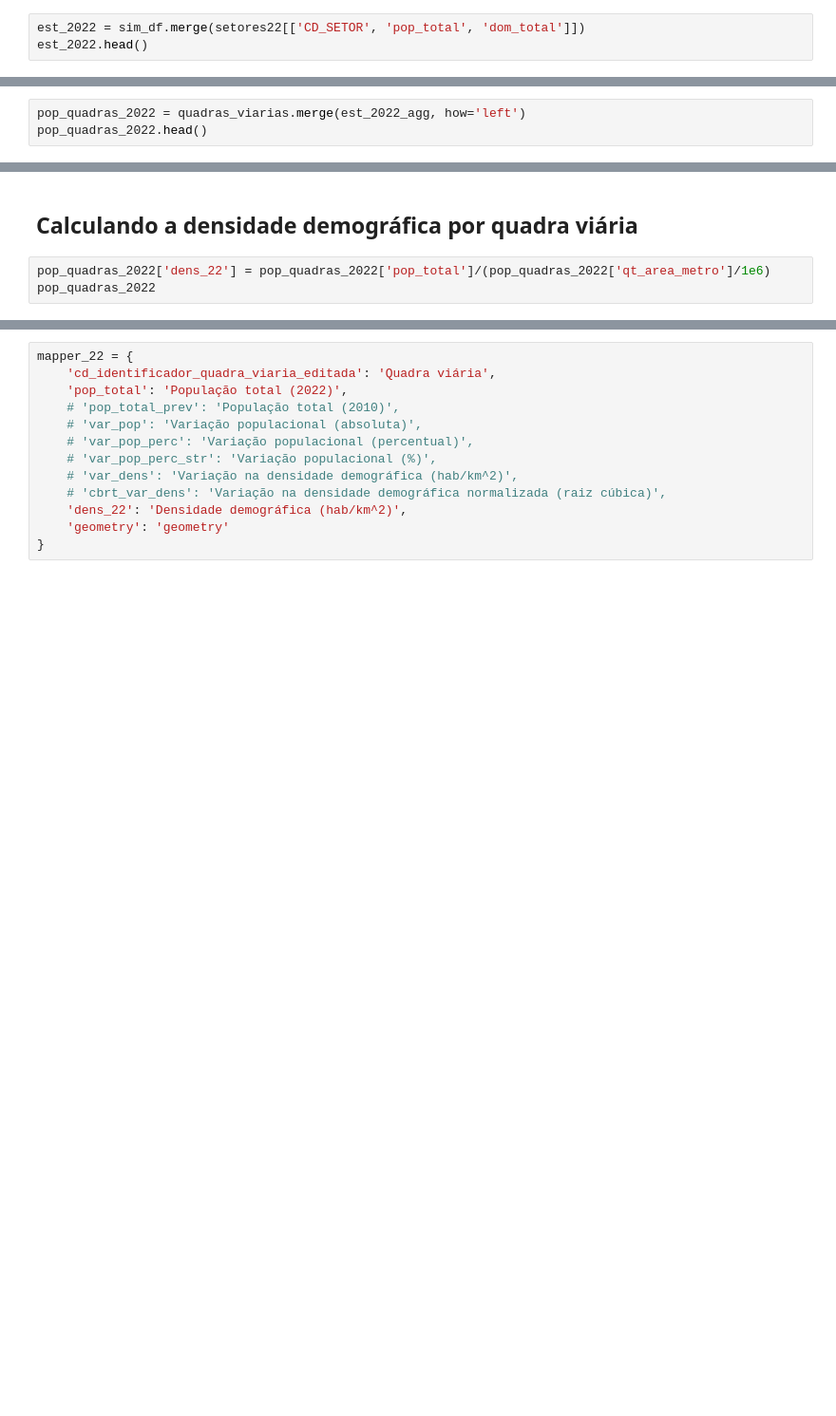
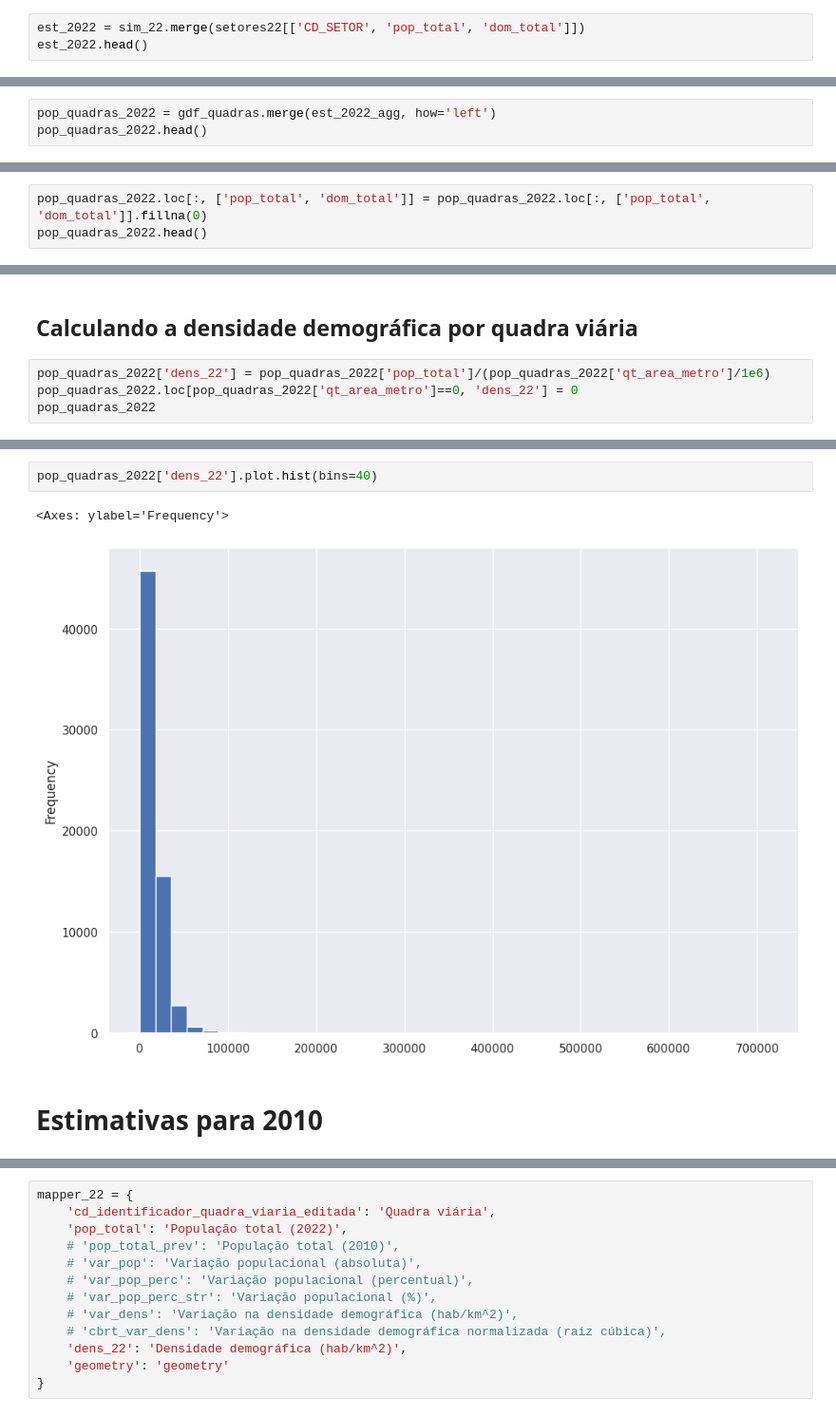
Before and after one commit to sepep-pmsp/compatibilizacao-setores-censitarios, a Jupyter notebook: 11 Quadras viárias como base geométrica.ipynb, the cells around one changed output, grey strips where cells are left out. Shown at 95% size. Saved outputs shown, nothing was run; the diff lists cells and outputs as text; blank space fills up the shorter version.

```diff
--- a/11 Quadras viárias como base geométrica.ipynb
+++ b/11 Quadras viárias como base geométrica.ipynb
@@ -333,7 +426,7 @@ setores10.head()
 # %% [markdown]
 ## Calculando as variáveis correspondentes a cada interseção
 # %%
-est_2022 = sim_df.merge(setores22[['CD_SETOR', 'pop_total', 'dom_total']])
+est_2022 = sim_22.merge(setores22[['CD_SETOR', 'pop_total', 'dom_total']])
 est_2022.head()
 # %% [output]
 |  | CD_SETOR | cd_identificador_quadra_viaria_ed... | geometry | inter_area | inter_perc | pop_total | dom_total |
@@ -366,7 +459,7 @@ est_2022_agg.head()
 | 3 | 26 | 46 | 18 |
 | 4 | 28 | 55 | 22 |
 # %%
-pop_quadras_2022 = quadras_viarias.merge(est_2022_agg, how='left')
+pop_quadras_2022 = gdf_quadras.merge(est_2022_agg, how='left')
 pop_quadras_2022.head()
 # %% [output]
 |  | geometry | cd_identificador_quadra_viaria_ed... | cd_identificador_quadra_viaria_ed... | tx_tipo_quadra_viaria | tx_escala | ... |
@@ -377,0 +471,3 @@ pop_quadras_2022.head()
+# %%
+pop_quadras_2022.loc[:, ['pop_total', 'dom_total']] = pop_quadras_2022.loc[:, ['pop_total', 'dom_total']].fillna(0)
+pop_quadras_2022.head()
@@ -379,6 +482,7 @@ pop_quadras_2022.head()
 ## Calculando a densidade demográfica por quadra viária
 # %%
 pop_quadras_2022['dens_22'] = pop_quadras_2022['pop_total']/(pop_quadras_2022['qt_area_metro']/1e6)
+pop_quadras_2022.loc[pop_quadras_2022['qt_area_metro']==0, 'dens_22'] = 0
 pop_quadras_2022
 # %% [output]
 |  | geometry | cd_identificador_quadra_viaria_ed... | cd_identificador_quadra_viaria_ed... | tx_tipo_quadra_viaria | tx_escala | ... |
@@ -396,0 +513,7 @@ pop_quadras_2022
+# %%
+pop_quadras_2022['dens_22'].plot.hist(bins=40)
+# %% [output]
+<Axes: ylabel='Frequency'>
+[figure, added]
+# %% [markdown]
+# Estimativas para 2010
```
Also changed, not shown: parts of 58 cells of this notebook.
